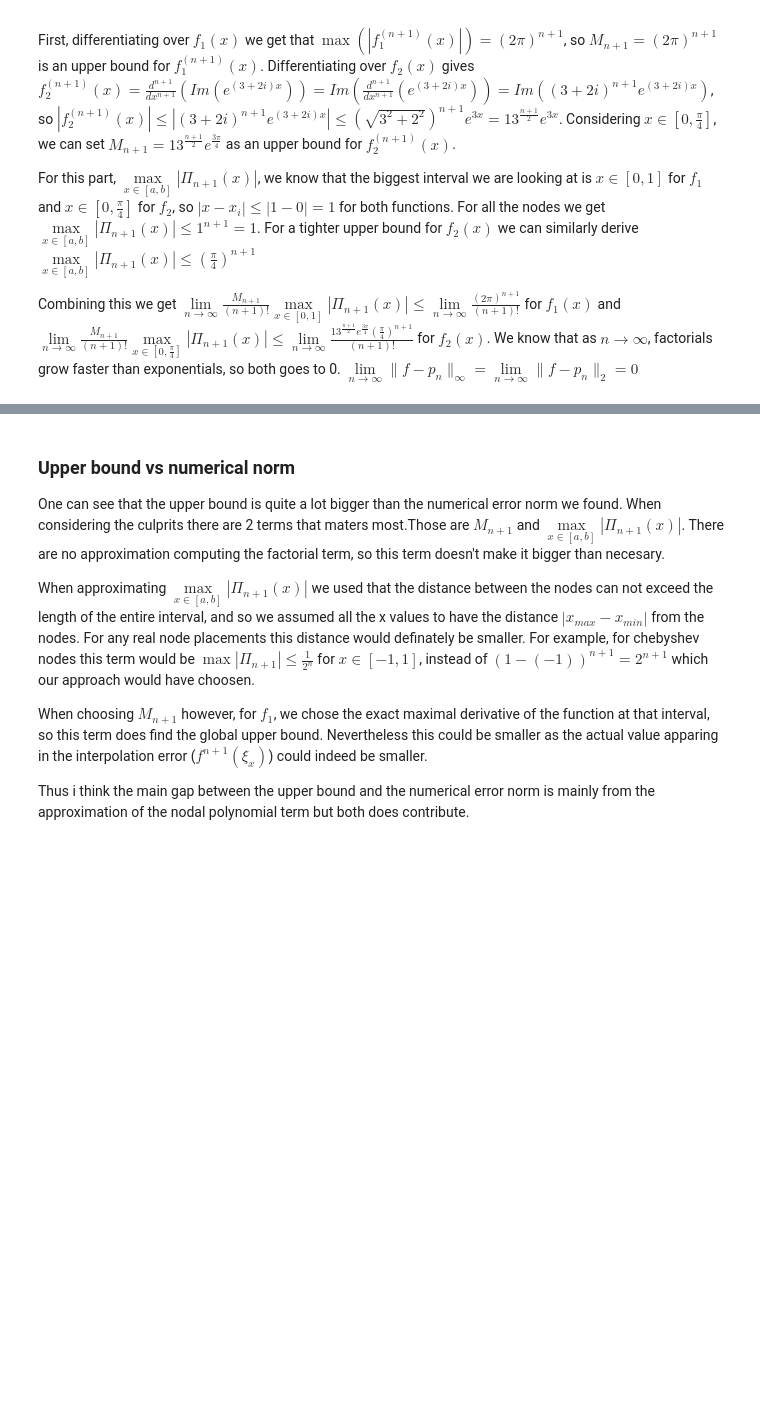
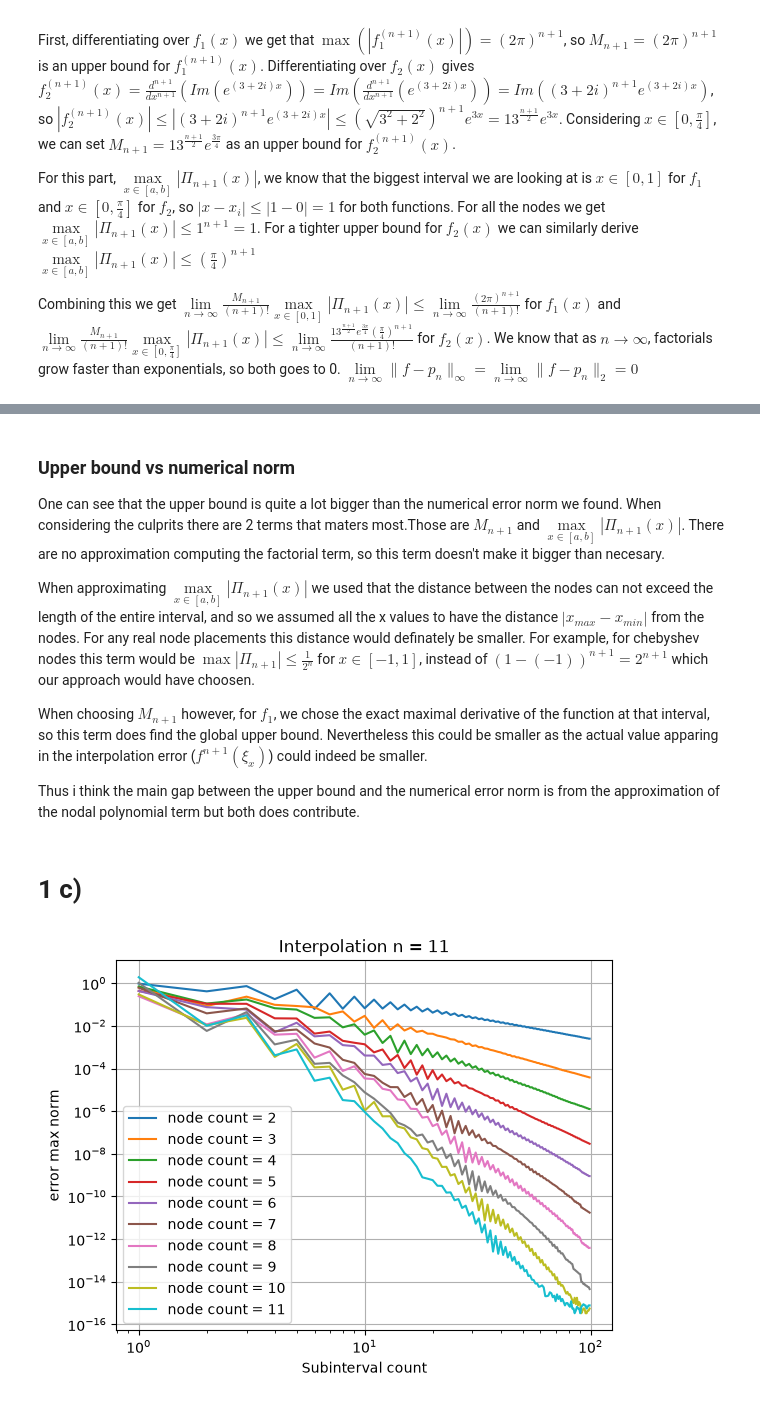
Before and after one commit to rom-thom/Skule_ting, a Jupyter notebook: fysmat/nummat/prosjekt/prosjekt_1/oppg_1.ipynb, the cells around one changed output, grey strips where cells are left out. Drawn from its saved outputs; the diff is of its cells as text; code cells hidden in the pictures; blank space fills up the shorter version.

Commit message:
ferdig med b og starte på c

```diff
--- a/fysmat/nummat/prosjekt/prosjekt_1/oppg_1.ipynb
+++ b/fysmat/nummat/prosjekt/prosjekt_1/oppg_1.ipynb
@@ -162,29 +162,29 @@ Considering this looks ore like a polynomial function i am guessing the error wi
 
 
 # Cheby
-for n in [10, 15, 20, 30]:
-    display_interpolation(chubychub_nodes, runge_func, (-1, 1), node_count=n, show_nodes=False, label=f"{n} nodes, chebychev")
+for node_count in [10, 15, 20, 30]:
+    display_interpolation(chubychub_nodes, runge_func, (-1, 1), node_count=node_count, show_nodes=False, label=f"{node_count} nodes, chebychev")
 plt.plot(np.linspace(-1, 1, 100), runge_func(np.linspace(-1, 1, 100)), label="real")
 finish_display()
 
 
 # Cheby error
-for n in [10, 15, 20, 30]:
-    display_interpolation_error(chubychub_nodes, runge_func, (-1, 1), node_count=n, label=f"{n} nodes, chebychev")
+for node_count in [10, 15, 20, 30]:
+    display_interpolation_error(chubychub_nodes, runge_func, (-1, 1), node_count=node_count, label=f"{node_count} nodes, chebychev")
 finish_display()
 
 
 
 # equi
-for n in [10, 15, 20, 30]:
-    display_interpolation(equidistant_nodes, runge_func, (-1, 1), node_count=n, show_nodes=False, label=f"{n} nodes, equidistant")
+for node_count in [10, 15, 20, 30]:
+    display_interpolation(equidistant_nodes, runge_func, (-1, 1), node_count=node_count, show_nodes=False, label=f"{node_count} nodes, equidistant")
 plt.plot(np.linspace(-1, 1, 100), runge_func(np.linspace(-1, 1, 100)), label="real")
 finish_display()
 
 
 # Equi error
-for n in [10, 15, 20, 30]:
-    display_interpolation_error(equidistant_nodes, runge_func, (-1, 1), node_count=n, label=f"{n} nodes, equidistant")
+for node_count in [10, 15, 20, 30]:
+    display_interpolation_error(equidistant_nodes, runge_func, (-1, 1), node_count=node_count, label=f"{node_count} nodes, equidistant")
 finish_display()
 # %% [output]
 [figure]
@@ -292,4 +307,50 @@ When approximating $\max\limits_{x \in [a, b]}|\Pi _{n+1}(x)|$ we used that the
 
 When choosing $M_{n+1}$ however, for $f_1$, we chose the exact maximal derivative of the function at that interval, so this term does find the global upper bound. Nevertheless this could be smaller as the actual value apparing in the interpolation error ($f^{n+1}(\xi_x)$) could indeed be smaller.
 
-Thus i think the main gap between the upper bound and the numerical error norm is mainly from the approximation of the nodal polynomial term but both does contribute.
+Thus i think the main gap between the upper bound and the numerical error norm is from the approximation of the nodal polynomial term but both does contribute.
+# %% [markdown]
+# 1 c)
+# %%
+def sub_interval_interpolation(func, start, end, interval_count, subinterval_node_count, x_val_count=1000):
+    intervals = np.linspace(start, end, interval_count+1)
+
+    x_vals_tot = []
+    y_interpol_tot = []
+    for i in range(len(intervals)-1):
+        x_nodes  =  rescale(equidistant_nodes(subinterval_node_count), intervals[i], intervals[i+1])
+        y_nodes = func(x_nodes)
+
+
+        x_vals = np.linspace(np.min(x_nodes), np.max(x_nodes), int(x_val_count/interval_count))
+        y_interpolation = lagrange_interpolation_array(x_nodes, y_nodes, x_vals)
+
+        x_vals_tot.append(x_vals)
+        y_interpol_tot.append(y_interpolation)
+
+    x_vals_tot = np.concatenate(x_vals_tot)
+    y_interpol_tot = np.concatenate(y_interpol_tot)
+
+    return x_vals_tot, y_interpol_tot
+
+
+
+x = np.linspace(-5, 5, 1000)
+
+node_counts = np.arange(1, 11)+1 # Nodecount = polynomial degree - 1
+disjoint_interval_counts = np.arange(1, 100)
+for node_count in node_counts:
+
+    plt.title(f"Interpolation n = {node_count}")
+    max_norm_errors = []
+    for K in disjoint_interval_counts:
+        x, y = sub_interval_interpolation(runge_func, -5, 5, K, node_count)
+
+        max_norm_errors.append(norm_max_from_arrays(np.abs(y-runge_func(x))))
+
+    plt.loglog(disjoint_interval_counts, max_norm_errors, label=f"node count = {node_count}")
+    plt.xlabel("Subinterval count")
+    plt.ylabel("error max norm")
+
+finish_display()
+# %% [output]
+[figure, added]
```
Also changed, not shown: parts of 3 cells of this notebook.
